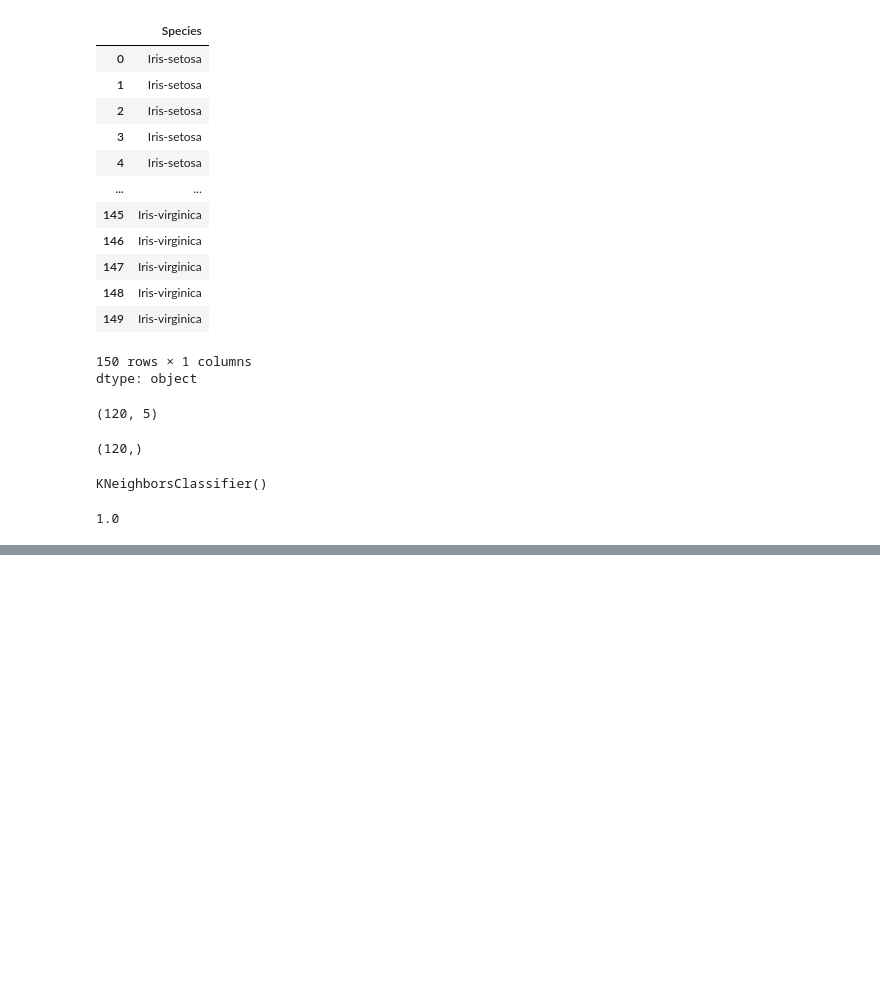
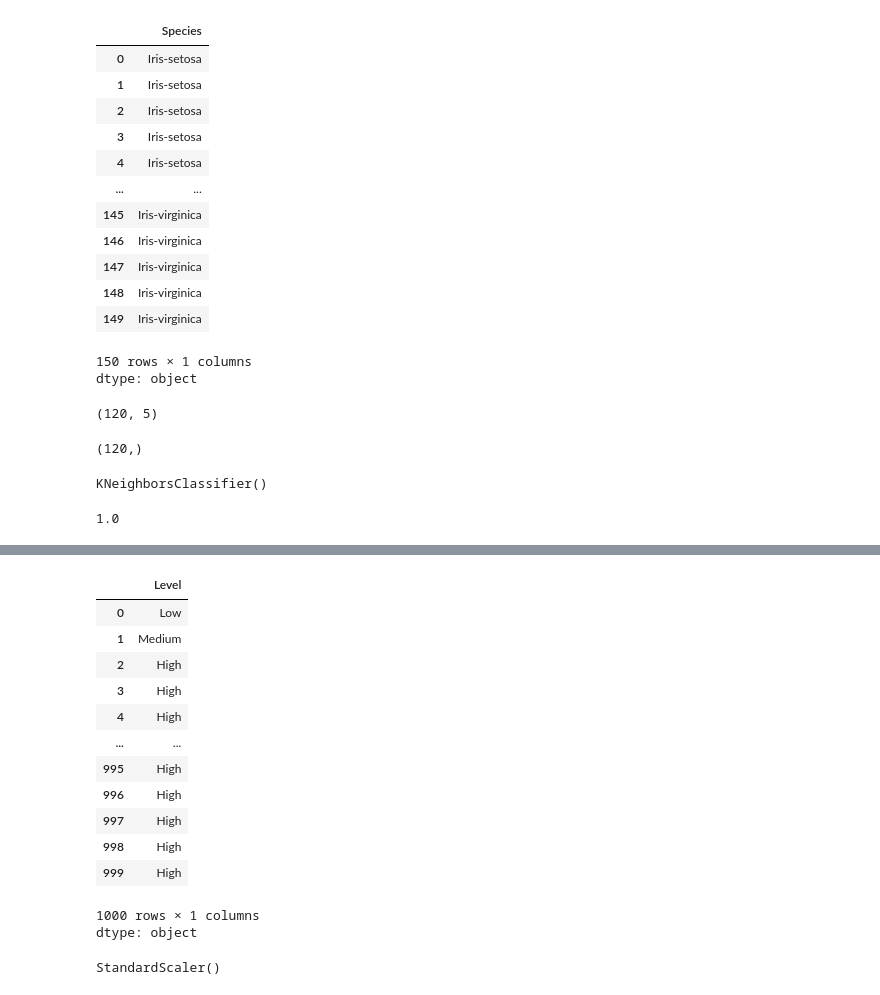
Before and after one commit to Nav-ee-n/knn-practice, a Jupyter notebook: knn.ipynb, the cells around one changed output, grey strips where cells are left out. Cells and saved outputs as stored; diff of their text form; code cells hidden in the pictures; blank space fills up the shorter version.

```diff
--- a/knn.ipynb
+++ b/knn.ipynb
@@ -248,0 +289,23 @@ accuracy_score(y_test,y_predict)
+# %%
+y=df.iloc[:,-1]
+y
+# %% [output]
+|  | Level |
+| 0 | Low |
+| 1 | Medium |
+| 2 | High |
+| 3 | High |
+| 4 | High |
+| ... | ... |
+| 995 | High |
+| 996 | High |
+| 997 | High |
+| 998 | High |
+| 999 | High |
+1000 rows × 1 columns
+dtype: object
+# %%
+sc=StandardScaler()
+sc.fit(x)
+# %% [output]
+StandardScaler()
```
Also changed, not shown: parts of 14 cells of this notebook.
